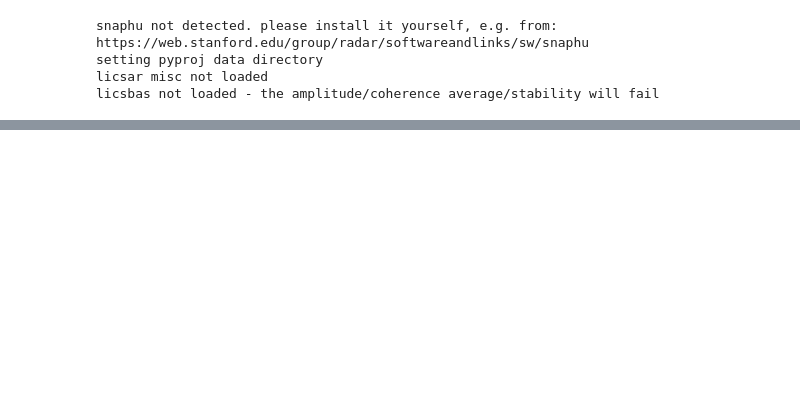
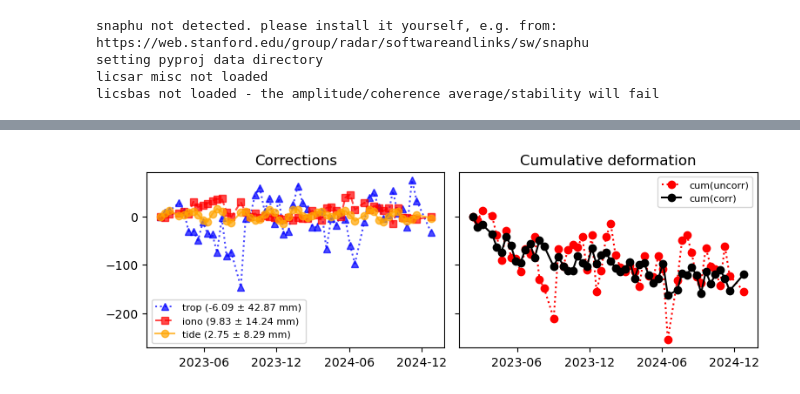
Before and after one commit to mnergizci/LiCSBAS, a Jupyter notebook: bin/ipynbs/plotting_cumulative_corrections_range.ipynb, the cells around one changed output, grey strips where cells are left out. Saved outputs shown, nothing was run; the diff lists cells and outputs as text; code cells hidden in the pictures; blank space fills up the shorter version.

Commit message:
plotting correction range done

```diff
--- a/bin/ipynbs/plotting_cumulative_corrections_range.ipynb
+++ b/bin/ipynbs/plotting_cumulative_corrections_range.ipynb
@@ -53,0 +468,77 @@ cum['tide'][-1].plot()
+# %%
+# extract time series at point1
+tide_ts = cum_ref["tide"].interp(lon=point1[0], lat=point1[1], method="nearest")
+iono_ts = cum_ref["iono"].interp(lon=point1[0], lat=point1[1], method="nearest")
+sltd_ts = cum_ref["sltd"].interp(lon=point1[0], lat=point1[1], method="nearest")
+cum_ts  = cum_ref["cum"].interp(lon=point1[0], lat=point1[1], method="nearest")
+cum_filt_ts  = cum_filt_ref["cum"].interp(lon=point1[0], lat=point1[1], method="nearest")
+time = cum_ref.time
+# %%
+import matplotlib.pyplot as plt
+import matplotlib.dates as mdates
+# plt.rcParams.update({
+#     "font.family": "serif",
+#     "font.serif": ["Times New Roman"],   # common journal style
+#     "font.size": 9,                      # base size
+#     "axes.labelsize": 9,
+#     "axes.titlesize": 10,
+#     "xtick.labelsize": 8,
+#     "ytick.labelsize": 8,
+#     "legend.fontsize": 8,
+#     "axes.linewidth": 0.8,
+#     "lines.linewidth": 1.2,
+#     "lines.markersize": 4,
+# })
+
+cm = 1 / 2.54  # inches per cm
+
+fig, ax = plt.subplots(1, 2, figsize=(20*cm, 7*cm), sharex=True, sharey=True)
+
+##statistics
+mean_trop = np.nanmean(sltd_ts)
+mean_iono = np.nanmean(iono_ts)
+mean_tide = np.nanmean(tide_ts)
+
+std_trop = np.nanstd(sltd_ts)
+std_iono = np.nanstd(iono_ts)
+std_tide = np.nanstd(tide_ts)
+
+
+# ---- Left panel: corrections ----
+plt.rcParams["legend.fontsize"] = 8
+ax[0].plot(time, sltd_ts, color="blue", marker="^", linestyle=":", alpha=0.7, label=f"trop ({mean_trop:.2f} ± {std_trop:.2f} mm)")
+ax[0].plot(time, iono_ts, color="red", marker="s", linestyle="--", alpha=0.7, label=f"iono ({mean_iono:.2f} ± {std_iono:.2f} mm)")
+ax[0].plot(time, tide_ts, color="orange", marker="o", linestyle="-", alpha=0.7, label=f"tide ({mean_tide:.2f} ± {std_tide:.2f} mm)")
+
+# ax[0].set_ylabel("Displacement (mm)")
+ax[0].set_title("Corrections")
+ax[0].legend()
+
+# ---- Right panel: cumulative deformation ----
+ax[1].plot(time, cum_ts + tide_ts + iono_ts + sltd_ts, color="red", marker="o", linestyle=":", label="cum(uncorr)")
+ax[1].plot(time, cum_ts, color="black", marker="o", linestyle="-", label="cum(corr)")
+
+ax[1].set_title("Cumulative deformation")
+ax[1].legend()
+
+# hide y tick labels on second plot
+ax[1].tick_params(labelleft=False)
+
+# ----- Sparse x-axis ticks -----
+locator = mdates.MonthLocator(interval=6)   # every 3 months
+formatter = mdates.DateFormatter('%Y-%m')
+
+for a in ax:
+    a.xaxis.set_major_locator(locator)
+    a.xaxis.set_major_formatter(formatter)
+
+# # shared x label
+# fig.supxlabel("Time")
+
+plt.tight_layout()
+# reduce space between panels
+fig.subplots_adjust(wspace=0.05)
+plt.savefig("Figure3_cumulative_corrections_range_raw_time_series.png", dpi=300)
+plt.show()
+# %% [output]
+[figure, added]
```
Also changed, not shown: parts of 10 cells of this notebook, 1 other file.
